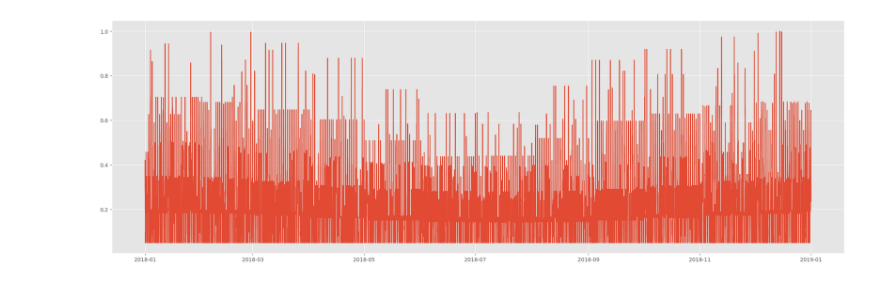
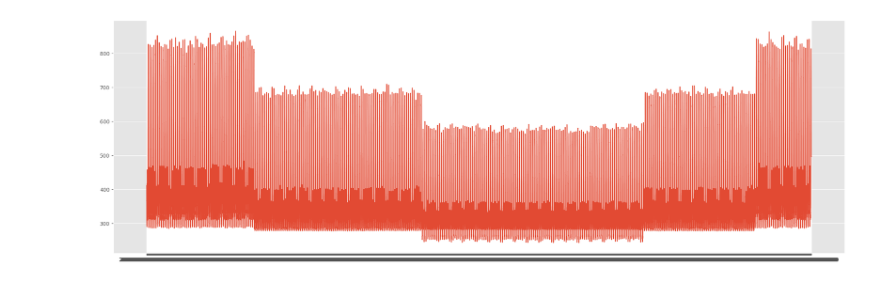
Before and after one commit to 1nuc/load-profile-decomposition, a Jupyter notebook: src/run.ipynb, the cells around one changed output. Cells and saved outputs as stored; diff of their text form; code cells hidden in the pictures.

```diff
--- a/src/run.ipynb
+++ b/src/run.ipynb
@@ -12,5 +12,7 @@ import matplotlib.pyplot as plt
 # %%
 plt.style.use('ggplot')
 # %%
-# data=pl.scan_csv('load_profile_data.csv', ignore_errors=True)
-# data.collect()
+%%time
+data=pl.read_csv('load_profile_data_mobile_home.csv', ignore_errors=True)
+edit_column_names(data)
+data
@@ -17,3 +50,0 @@ plt.style.use('ggplot')
-# %%
-data=pd.read_parquet('load_profile_data.parquet')
-data.head(100000)
@@ -34,6 +56,6 @@ data.head(100000)
 # %%
 fig, ax=plt.subplots(figsize=(25,8))
-ax.step(data.timestamp, data['out.schedules.lighting_interior'])
+ax.step(data['timestamp'], data['out.electricity.ceiling_fan.energy_consumption.kwh'])
 plt.show()
 # %% [output]
-[figure, old version]
+[figure, new version]
```
Also changed, not shown: parts of 5 cells of this notebook, 1 other file.
